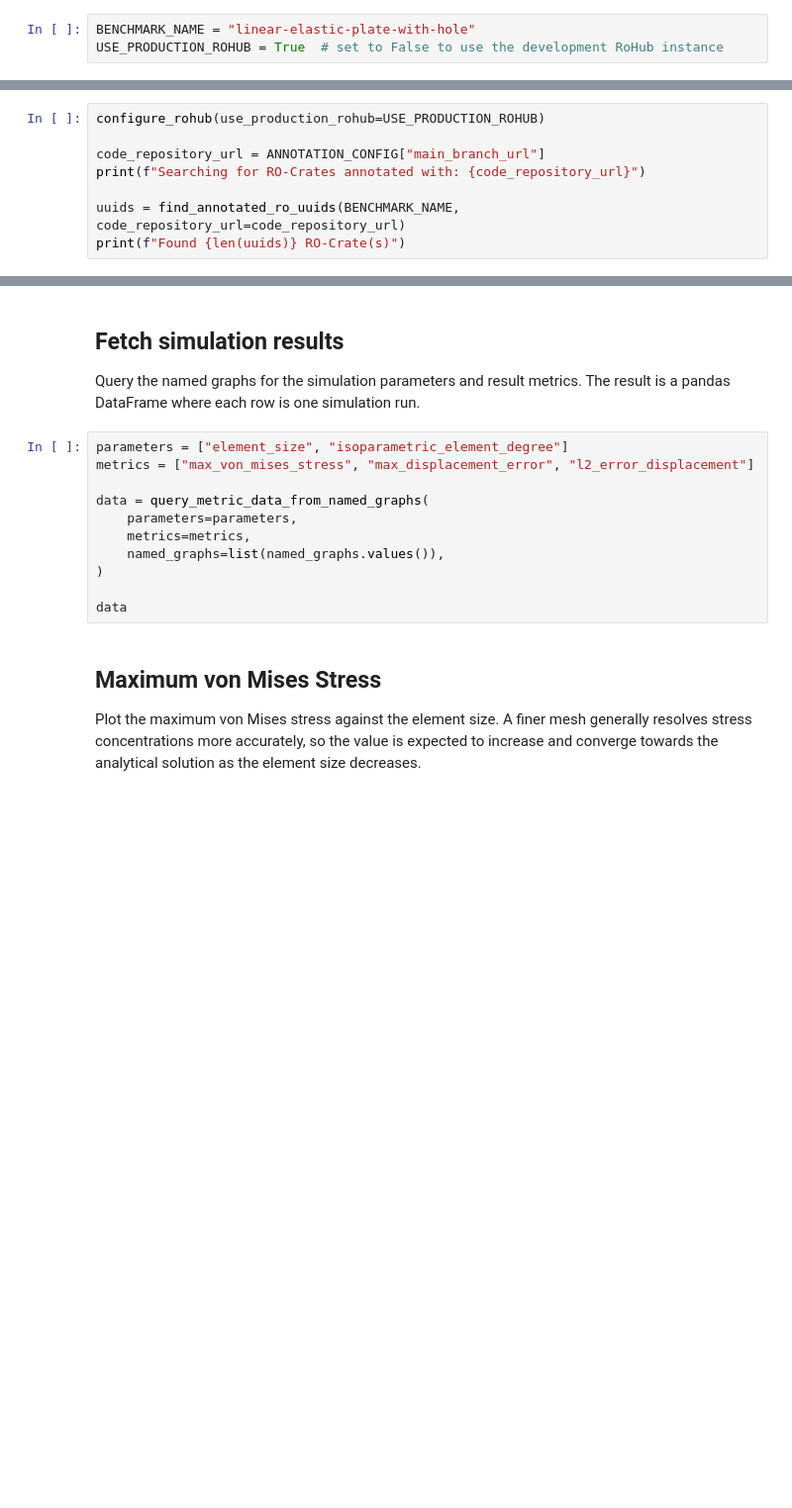
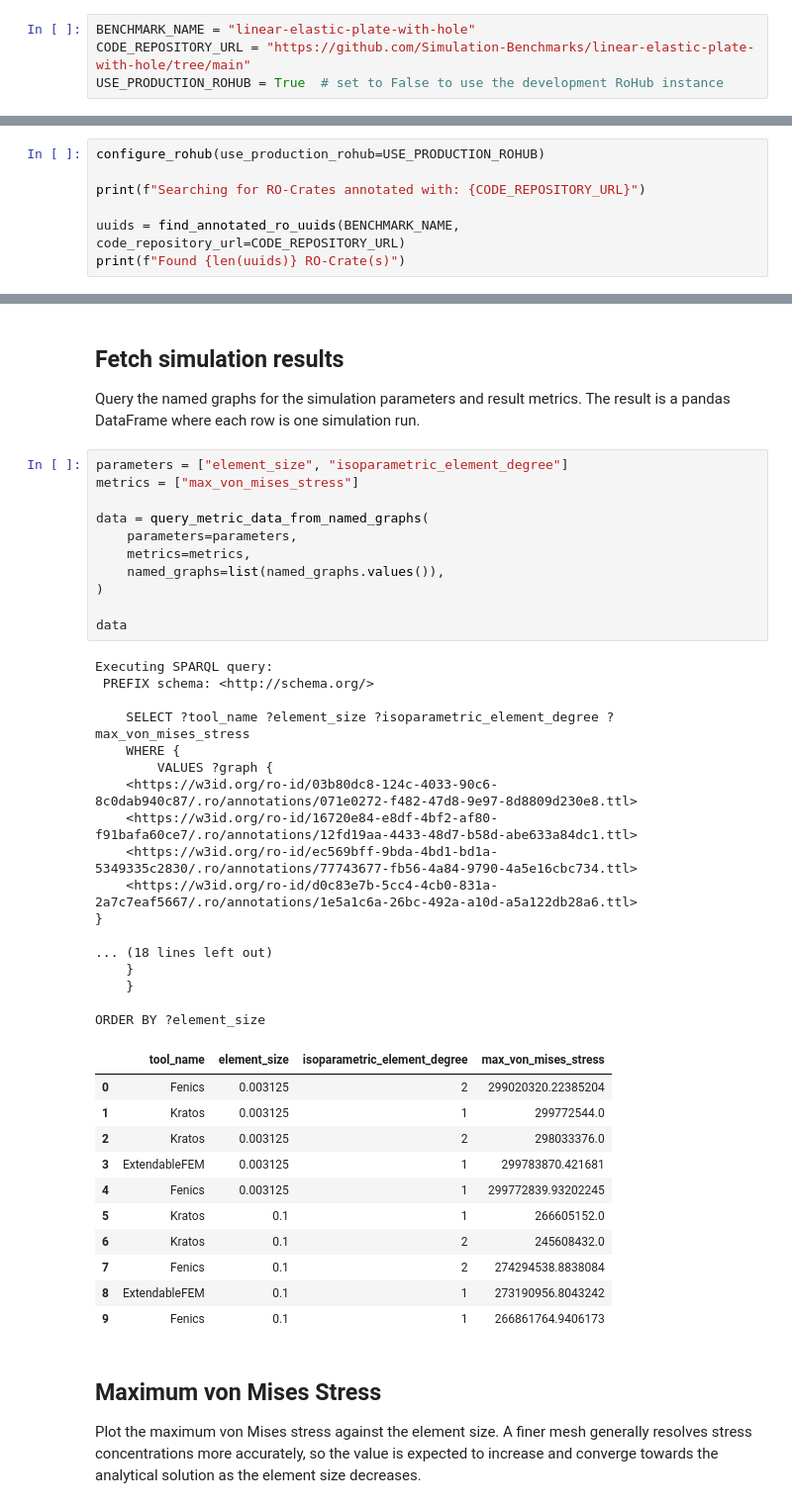
Before and after one commit to Simulation-Benchmarks/linear-elastic-plate-with-hole, a Jupyter notebook: notebooks/RoCrate.ipynb, the cells around one changed output, grey strips where cells are left out. Shown at 99% size. Drawn from its saved outputs; the diff is of its cells as text; blank space fills up the shorter version.

```diff
--- a/notebooks/RoCrate.ipynb
+++ b/notebooks/RoCrate.ipynb
@@ -33,6 +28,7 @@ from plot_metrics import select_plot_columns, plot_provenance_graph
 ## Configuration
 # %%
 BENCHMARK_NAME = "linear-elastic-plate-with-hole"
+CODE_REPOSITORY_URL = "https://github.com/Simulation-Benchmarks/linear-elastic-plate-with-hole/tree/main"
 USE_PRODUCTION_ROHUB = True  # set to False to use the development RoHub instance
 # %% [markdown]
 ## Connect to RoHub and find RO-Crates
@@ -42,8 +38,7 @@ Each RO-Crate corresponds to one simulation run and contains the recorded parame
 # %%
 configure_rohub(use_production_rohub=USE_PRODUCTION_ROHUB)
 
-code_repository_url = ANNOTATION_CONFIG["main_branch_url"]
-print(f"Searching for RO-Crates annotated with: {code_repository_url}")
+print(f"Searching for RO-Crates annotated with: {CODE_REPOSITORY_URL}")
 
-uuids = find_annotated_ro_uuids(BENCHMARK_NAME, code_repository_url=code_repository_url)
+uuids = find_annotated_ro_uuids(BENCHMARK_NAME, code_repository_url=CODE_REPOSITORY_URL)
 print(f"Found {len(uuids)} RO-Crate(s)")
@@ -65,15 +87,44 @@ Query the named graphs for the simulation parameters and result metrics.
 The result is a pandas DataFrame where each row is one simulation run.
 # %%
 parameters = ["element_size", "isoparametric_element_degree"]
-metrics = ["max_von_mises_stress", "max_displacement_error", "l2_error_displacement"]
+metrics = ["max_von_mises_stress"]
 
 data = query_metric_data_from_named_graphs(
     parameters=parameters,
     metrics=metrics,
     named_graphs=list(named_graphs.values()),
 )
 
 data
+# %% [output]
+Executing SPARQL query:
+ PREFIX schema: <http://schema.org/>
+
+    SELECT ?tool_name ?element_size ?isoparametric_element_degree ?max_von_mises_stress
+    WHERE {
+        VALUES ?graph {
+    <https://w3id.org/ro-id/03b80dc8-124c-4033-90c6-8c0dab940c87/.ro/annotations/071e0272-f482-47d8-9e97-8d8809d230e8.ttl>
+    <https://w3id.org/ro-id/16720e84-e8df-4bf2-af80-f91bafa60ce7/.ro/annotations/12fd19aa-4433-48d7-b58d-abe633a84dc1.ttl>
+    <https://w3id.org/ro-id/ec569bff-9bda-4bd1-bd1a-5349335c2830/.ro/annotations/77743677-fb56-4a84-9790-4a5e16cbc734.ttl>
+    <https://w3id.org/ro-id/d0c83e7b-5cc4-4cb0-831a-2a7c7eaf5667/.ro/annotations/1e5a1c6a-26bc-492a-a10d-a5a122db28a6.ttl>
+}
+
+... (18 lines left out)
+    }
+    }
+
+ORDER BY ?element_size
+|  | tool_name | element_size | isoparametric_element_degree | max_von_mises_stress |
+| 0 | Fenics | 0.003125 | 2 | 299020320.22385204 |
+| 1 | Kratos | 0.003125 | 1 | 299772544.0 |
+| 2 | Kratos | 0.003125 | 2 | 298033376.0 |
+| 3 | ExtendableFEM | 0.003125 | 1 | 299783870.421681 |
+| 4 | Fenics | 0.003125 | 1 | 299772839.93202245 |
+| 5 | Kratos | 0.1 | 1 | 266605152.0 |
+| 6 | Kratos | 0.1 | 2 | 245608432.0 |
+| 7 | Fenics | 0.1 | 2 | 274294538.8838084 |
+| 8 | ExtendableFEM | 0.1 | 1 | 273190956.8043242 |
+| 9 | Fenics | 0.1 | 1 | 266861764.9406173 |
 # %% [markdown]
 ## Maximum von Mises Stress
 
```
Also changed, not shown: parts of 5 cells of this notebook, 8 other files.
